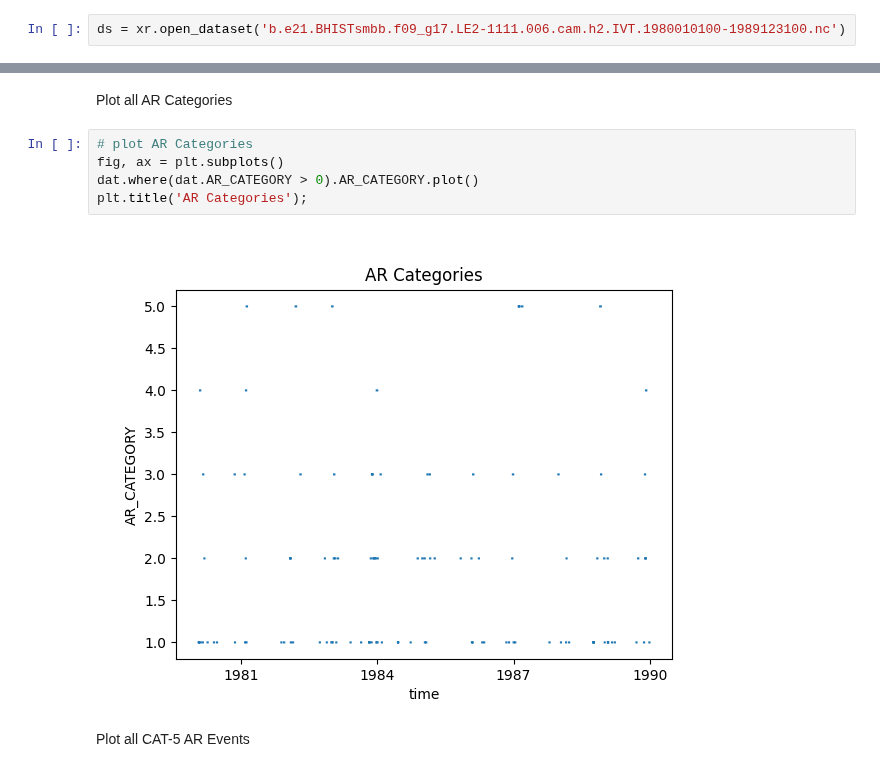
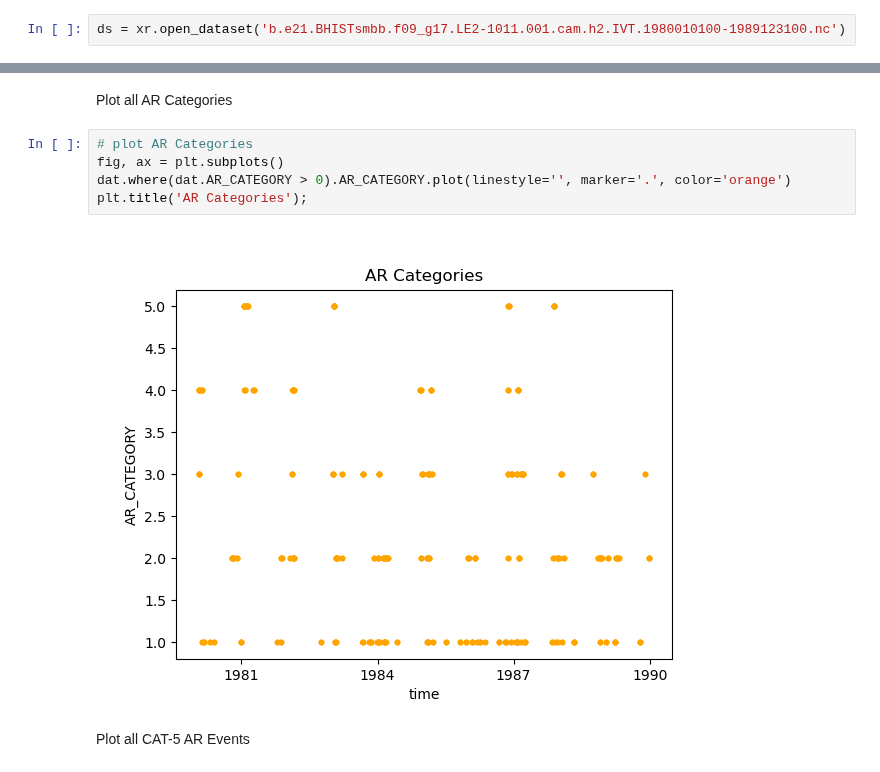
Before and after one commit to CUAHSI/notebooks, a Jupyter notebook: data-processing/cesm2/Identify_AR_Events.ipynb, the cells around one changed output, grey strips where cells are left out. Drawn from its saved outputs; the diff is of its cells as text.

```diff
--- a/data-processing/cesm2/Identify_AR_Events.ipynb
+++ b/data-processing/cesm2/Identify_AR_Events.ipynb
@@ -10,7 +13,7 @@ import matplotlib.pyplot as plt
 # %% [markdown]
 Load data from 1980 - 1989
 # %%
-ds = xr.open_dataset('b.e21.BHISTsmbb.f09_g17.LE2-1111.006.cam.h2.IVT.1980010100-1989123100.nc')
+ds = xr.open_dataset('b.e21.BHISTsmbb.f09_g17.LE2-1011.001.cam.h2.IVT.1980010100-1989123100.nc')
 # %% [markdown]
 Select a single grid cell that covers Bodega Bay, CA (38.3332° N, 123.0481° W)
 # %%
@@ -49,10 +52,10 @@ Plot all AR Categories
 # %%
 # plot AR Categories
 fig, ax = plt.subplots()
-dat.where(dat.AR_CATEGORY > 0).AR_CATEGORY.plot()
+dat.where(dat.AR_CATEGORY > 0).AR_CATEGORY.plot(linestyle='', marker='.', color='orange')
 plt.title('AR Categories');
 # %% [output]
-[figure, old version]
+[figure, new version]
 # %% [markdown]
 Plot all CAT-5 AR Events
 # %%
```
Also changed, not shown: parts of 20 cells of this notebook.
